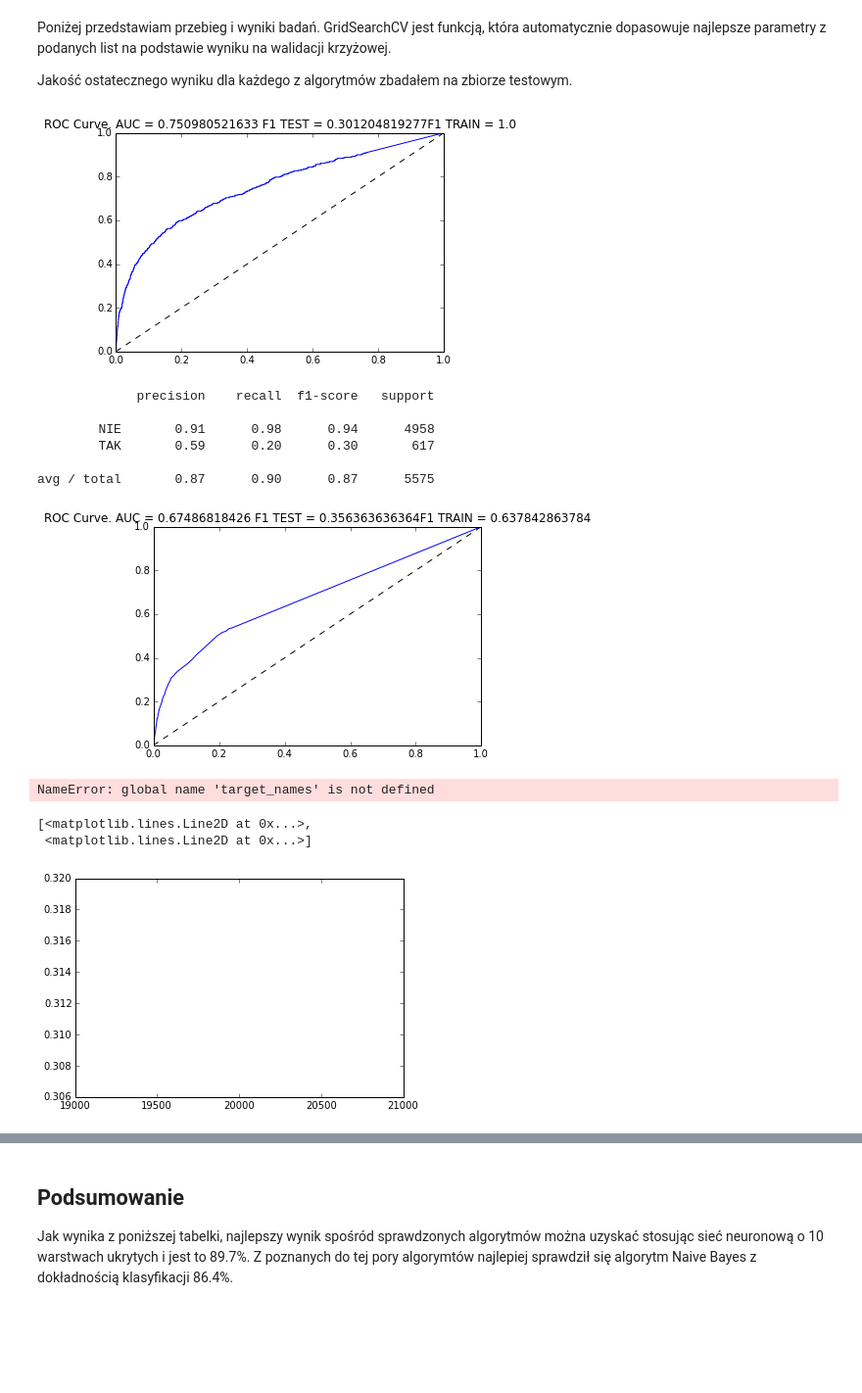
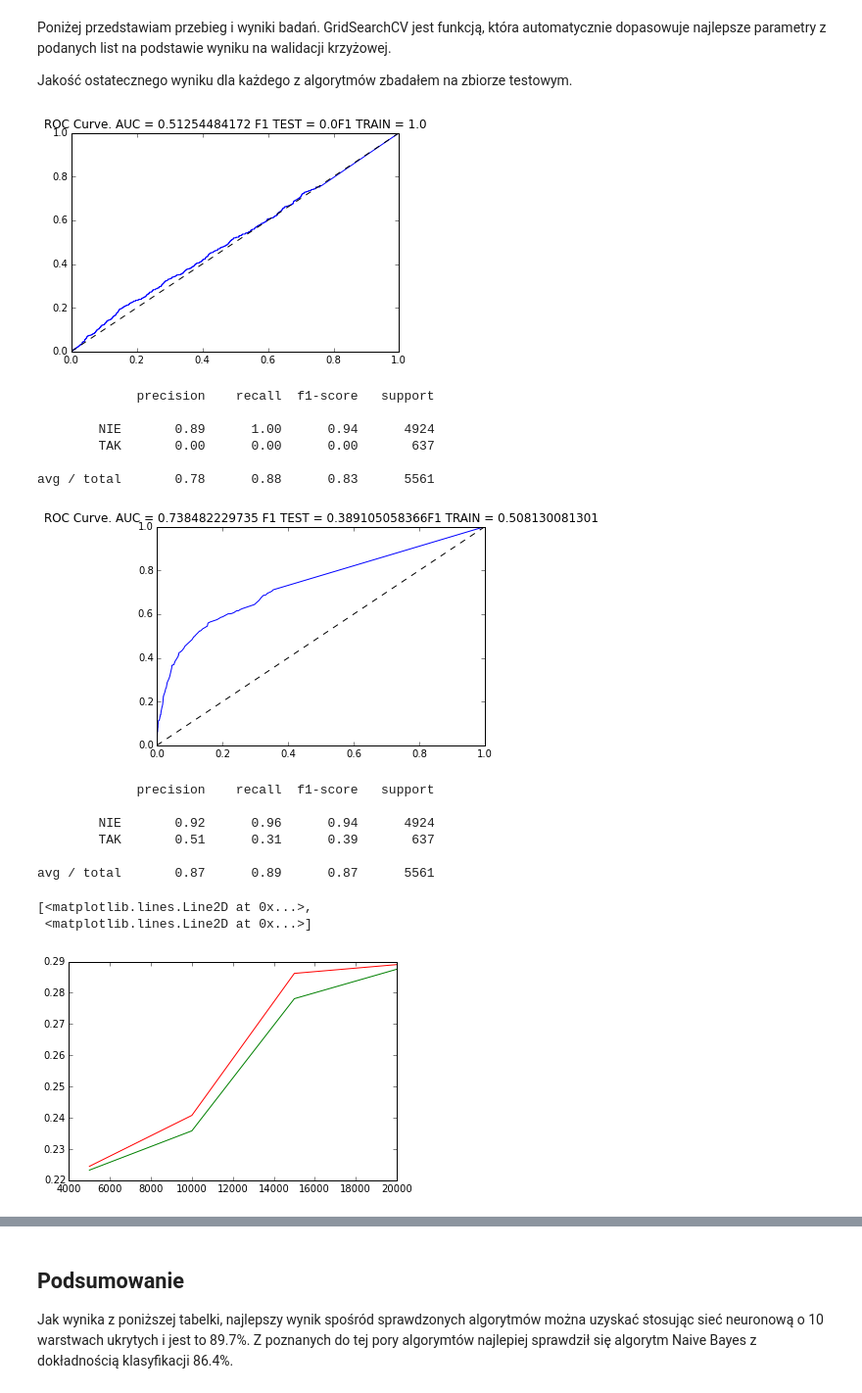
Before and after one commit to bdfhjk/SUS, a Jupyter notebook: zadanie2/zadanie2.ipynb, the cells around one changed output, grey strips where cells are left out. Shown: that part at 98% size. Saved outputs shown, nothing was run; the diff lists cells and outputs as text; code cells hidden in the pictures; blank space fills up the shorter version.

```diff
--- a/zadanie2/zadanie2.ipynb
+++ b/zadanie2/zadanie2.ipynb
@@ -96,7 +96,7 @@ for p in parameters_to_num:
 
 def scale():
     for col in list(df.columns.values):
-        if col != 'rezultat' and col != 'id_klienta':
+        if col != 'rezultat' and col != 'id_klienta' and col != 'EURIBOR3M':
             df[col] = MinMaxScaler().fit_transform(df[col])
 
 scale()
@@ -113,6 +113,8 @@ test_df  = df[~msk]
 
 def preprocess(_df):
     _df = _df.drop('CCI', axis=1)
+    _df = _df.drop('pozyczka', axis=1)
+    _df = _df.drop('hipoteka', axis=1)
 
     if 'rezultat' in _df:
         X = _df.drop('rezultat', axis=1)
@@ -132,11 +134,8 @@ def train_test_score(clf):
     f2 = f1_score(train_Y, train_P)
     return (f1, f2)
 
-def score_classifier(clf):
-    test_P = clf.predict(test_X)
-    train_P = clf.predict(train_X)
-    test_PP = clf.predict_proba(test_X)
-    fpr, tpr, thresholds = metrics.roc_curve(test_Y, test_PP[:,1], pos_label=1)
+def score_raw_score(test_P, train_P, test_PP):
+    fpr, tpr, thresholds = metrics.roc_curve(test_Y, test_PP, pos_label=1)
     auc = metrics.auc(fpr, tpr)
 
     f1 = f1_score(test_Y, test_P)
@@ -152,6 +151,20 @@ def score_classifier(clf):
     target_names = ['NIE', 'TAK']
     print(metrics.classification_report(test_Y, test_P, target_names=target_names))
 
+
+def score_classifier(clf):
+    test_P = clf.predict(test_X)
+    train_P = clf.predict(train_X)
+    test_PP = clf.predict_proba(test_X)
+    score_raw_score(test_P, train_P, test_PP[:,1])
+
+def score_function(func):
+    test_P = map((lambda x: 1 if x>0.9 else 0), func(test_X))
+    train_P = map((lambda x: 1 if x>0.9 else 0), func(train_X))
+    test_PP = func(test_X)
+    score_raw_score(test_P, train_P, test_PP)
+
+
 (train_X, train_Y) = preprocess(train_df)
 (test_X, test_Y)   = preprocess(test_df)
 (final_X, _)       = preprocess(final_df)
@@ -234,17 +274,20 @@ Poniżej przedstawiam przebieg i wyniki badań. GridSearchCV jest funkcją, któ
 
 Jakość ostatecznego wyniku dla każdego z algorytmów zbadałem na zbiorze testowym.
 # %%
-knc = KNeighborsClassifier(n_neighbors = 24, weights='distance', algorithm='brute')
+#train_X = train_X[['wskaznik_zatrudnienia', 'EURIBOR3M']]
+#test_X = test_X[['wskaznik_zatrudnienia', 'EURIBOR3M']]
+
+knc = KNeighborsClassifier(n_neighbors = 12, weights='distance', algorithm='brute')
 knc.fit(train_X, train_Y)
 score_classifier(knc)
 # %% [output]
-[figure, old version]
+[figure, new version]
              precision    recall  f1-score   support
 
-        NIE       0.91      0.98      0.94      4958
-        TAK       0.59      0.20      0.30       617
+        NIE       0.89      1.00      0.94      4924
+        TAK       0.00      0.00      0.00       637
 
-avg / total       0.87      0.90      0.87      5575
+avg / total       0.78      0.88      0.83      5561
 # %%
 dtc = tree.DecisionTreeClassifier()
 
@@ -258,12 +301,20 @@ clf = grid_search.GridSearchCV(dtc, parameters, n_jobs=-1, scoring='f1')
 clf.fit(train_X, train_Y)
 score_classifier(clf)
 # %% [output]
-[figure, old version]
+[figure, new version]
-NameError: global name 'target_names' is not defined
+             precision    recall  f1-score   support
+
+        NIE       0.92      0.96      0.94      4924
+        TAK       0.51      0.31      0.39       637
+
+avg / total       0.87      0.89      0.87      5561
 # %%
+test_X = test_X[['przerwa', 'wiek', 'EURIBOR3M']]
+train_X = train_X[['przerwa', 'wiek', 'EURIBOR3M']]
+
 def licz(nte, sd):
     mlp = MLPClassifier(max_iter=2000, random_state = sd)
-    parameters = {'hidden_layer_sizes':range(3,10)}
+    parameters = {'hidden_layer_sizes':(7,8)}
     clf = grid_search.GridSearchCV(mlp, parameters, n_jobs=2, scoring='f1')
     clf.fit(train_X[1:nte], train_Y[1:nte])
     return train_test_score(clf)
@@ -272,7 +323,7 @@ result_i   = []
 result_auc = []
 result_aac = []
 
-for num in [20000]:
+for num in [5000, 10000, 15000, 20000]:
     ans_acc  = 0
     test_acc = 0
     res = Parallel(n_jobs=6)(delayed(licz)(num, (i)) for i in range(10))
@@ -291,4 +342,4 @@ plt.plot(result_i, result_auc, 'g', result_i, result_aac, 'r')
 # %% [output]
 [<matplotlib.lines.Line2D at 0x...>,
  <matplotlib.lines.Line2D at 0x...>]
-[figure, old version]
+[figure, new version]
```
Also changed, not shown: parts of 16 cells of this notebook, 1 other file.
